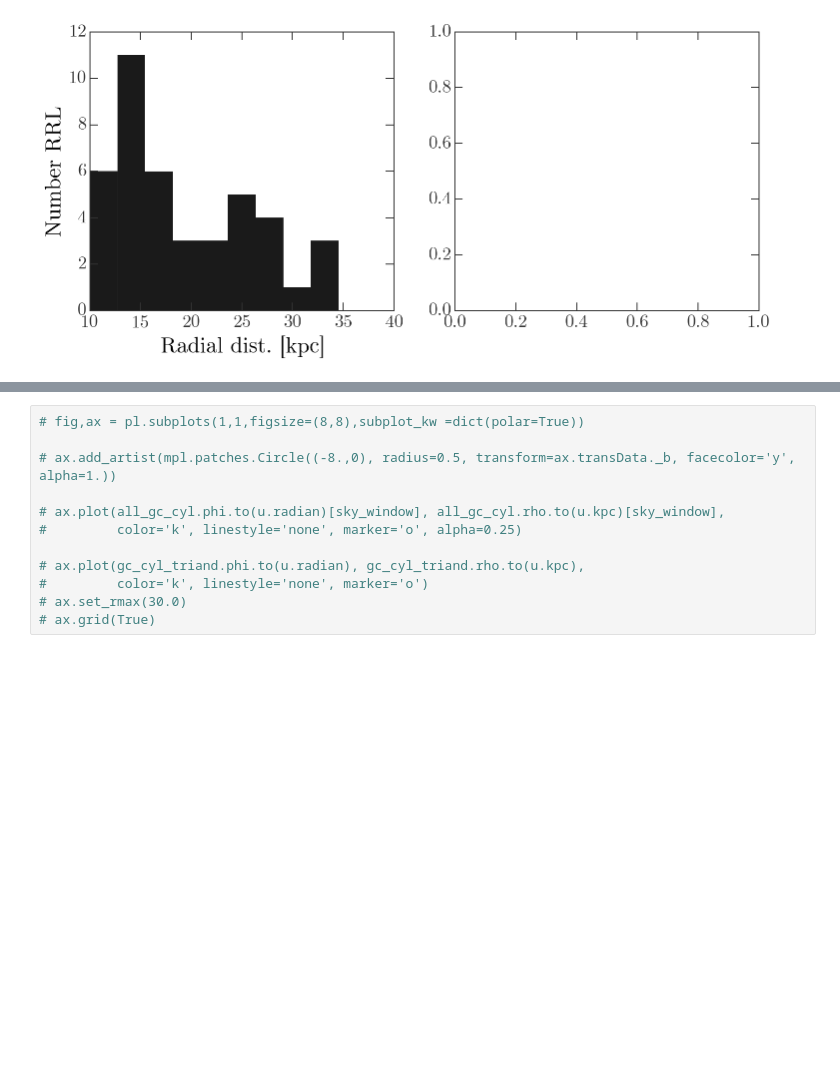
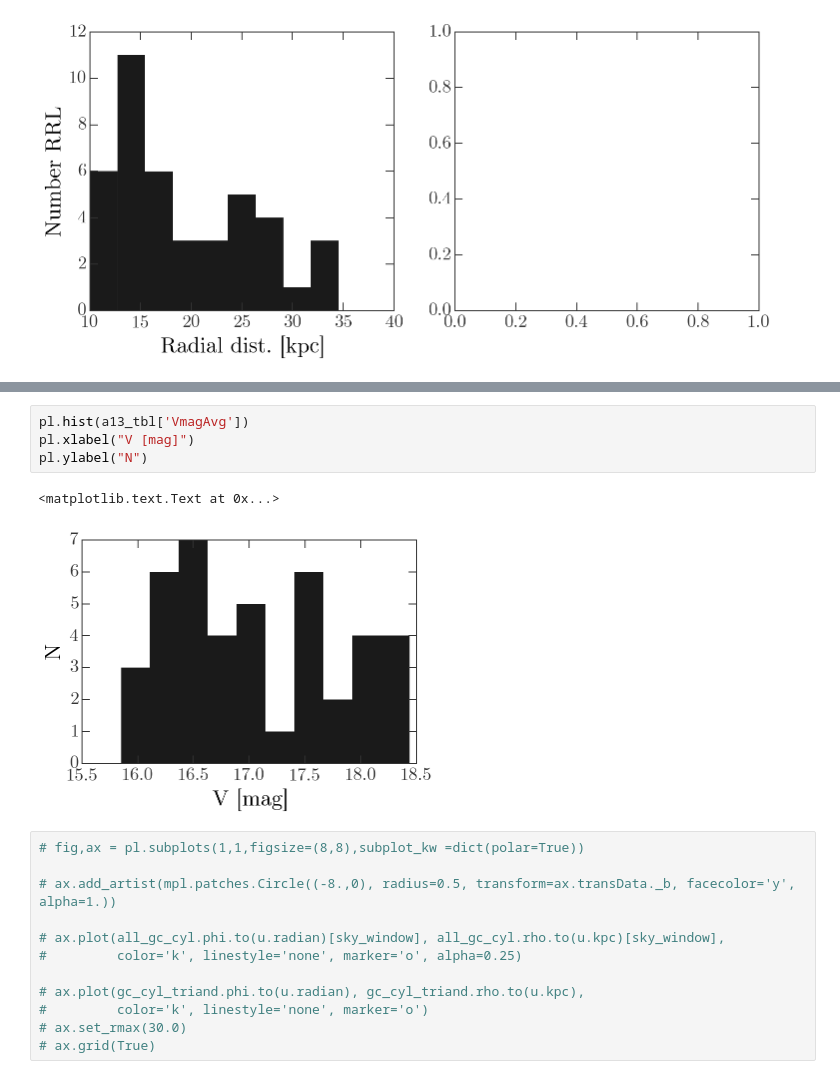
Before and after one commit to adrn/TriandRRLyrae, a Jupyter notebook: notebooks/A13 Proposal.ipynb, the cells around one changed output, grey strips where cells are left out. Saved outputs shown, nothing was run; the diff lists cells and outputs as text; blank space fills up the shorter version.

```diff
--- a/notebooks/A13 Proposal.ipynb
+++ b/notebooks/A13 Proposal.ipynb
@@ -226,3 +279,10 @@ axes[0].set_ylabel("Number RRL")
+# %%
+pl.hist(a13_tbl['VmagAvg'])
+pl.xlabel("V [mag]")
+pl.ylabel("N")
+# %% [output]
+<matplotlib.text.Text at 0x...>
+[figure, added]
 # %%
 # fig,ax = pl.subplots(1,1,figsize=(8,8),subplot_kw =dict(polar=True))
 
```
Also changed, not shown: parts of 3 cells of this notebook.
